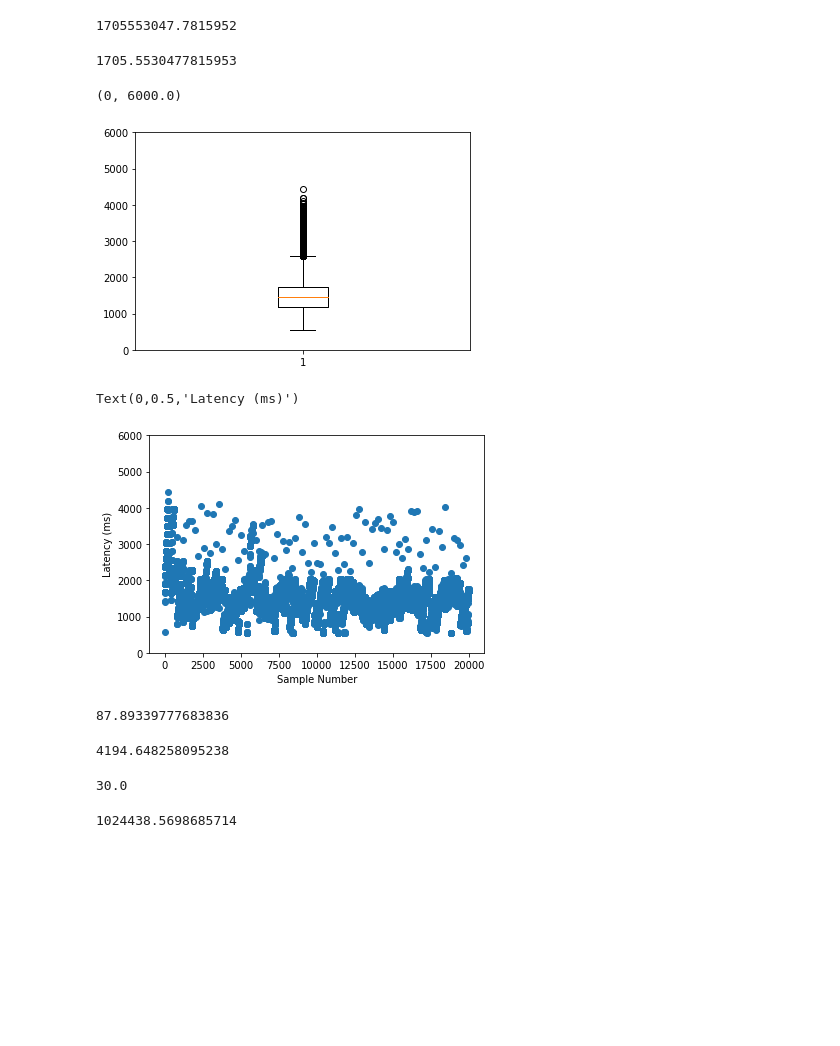
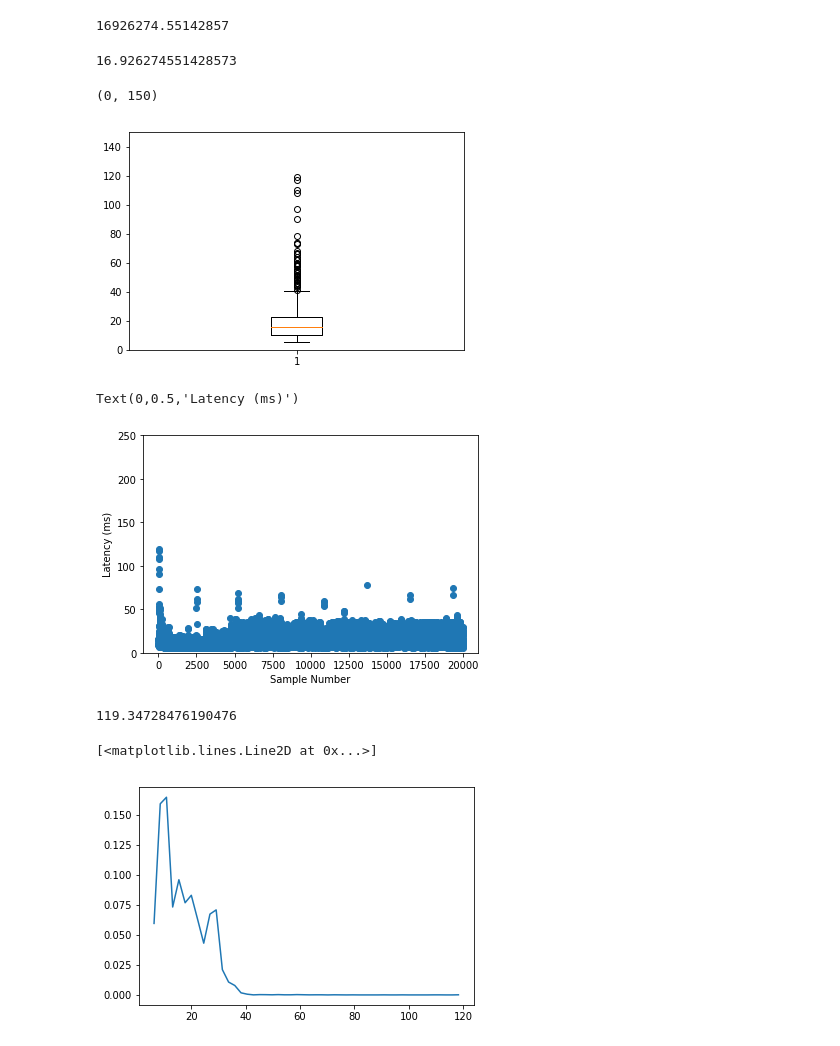
Before and after one commit to BenjaminBush/research, a Jupyter notebook: results/notebooks/latency_exploration_analysis.ipynb, the cells around one changed output. Drawn from its saved outputs; the diff is of its cells as text; code cells hidden in the pictures; blank space fills up the shorter version.

Commit message:
ecdf sample plot

```diff
--- a/results/notebooks/latency_exploration_analysis.ipynb
+++ b/results/notebooks/latency_exploration_analysis.ipynb
@@ -6,56 +6,48 @@ scheduler = 'rtds'
 B = '10000'
 P = '10000'
 #filename = 'latencies/latency_' + scheduler + '_' + B + '_' + P + '.txt'
-filename = '../latency.txt'
+filename = '../latencies/latency.txt'
 # %%
 latencies = np.loadtxt(filename)
 # %%
 normalized = (latencies)/2.1
 print(np.mean(normalized))
 # %% [output]
-1705553047.7815952
+16926274.55142857
 # %%
 ms = normalized/1e6
 print(np.mean(ms))
 # %% [output]
-1705.5530477815953
+16.926274551428573
 # %%
 plt.boxplot(ms)
-plt.ylim(0, 6e3)
+plt.ylim(0, 150)
 # %% [output]
-(0, 6000.0)
+(0, 150)
-[figure, old version]
+[figure, new version]
 # %%
 plt.scatter(range(latencies.shape[0]), ms)
-plt.ylim(0, 6e3)
+plt.ylim(0, 250)
 plt.xlabel('Sample Number')
 plt.ylabel('Latency (ms)')
 # %% [output]
 Text(0,0.5,'Latency (ms)')
-[figure, old version]
+[figure, new version]
-# %%
-diffs = []
-for i in range(len(latencies)-1):
-    if latencies[i+1] < latencies[i]:
-        diffs.append(ms[i] - ms[i+1])
-
-print(np.mean(diffs))
-# %% [output]
-87.89339777683836
-# %%
-flat = ms.flatten()
-flat.sort()
-print(flat[-6])
-# %% [output]
-4194.648258095238
-# %%
-def ms_to_us(ms):
-    return (ms*1e3)
-
-print(ms_to_us(30e-3))
-# %% [output]
-30.0
 # %%
 print(np.max(ms))
 # %% [output]
-1024438.5698685714
+119.34728476190476
+# %%
+import scipy.stats as stats
+samples = np.array(ms)
+mean = np.mean(samples)
+var = np.var(samples)
+std = np.sqrt(var)
+
+heights, bins = np.histogram(ms, bins=50)
+heights = heights/float(sum(heights))
+binMids = bins[:-1]+np.diff(bins)/2
+plt.plot(binMids, heights)
+# %% [output]
+[<matplotlib.lines.Line2D at 0x...>]
+[figure, added]
```
Also changed, not shown: parts of 1 cell of this notebook, 1 other file.
